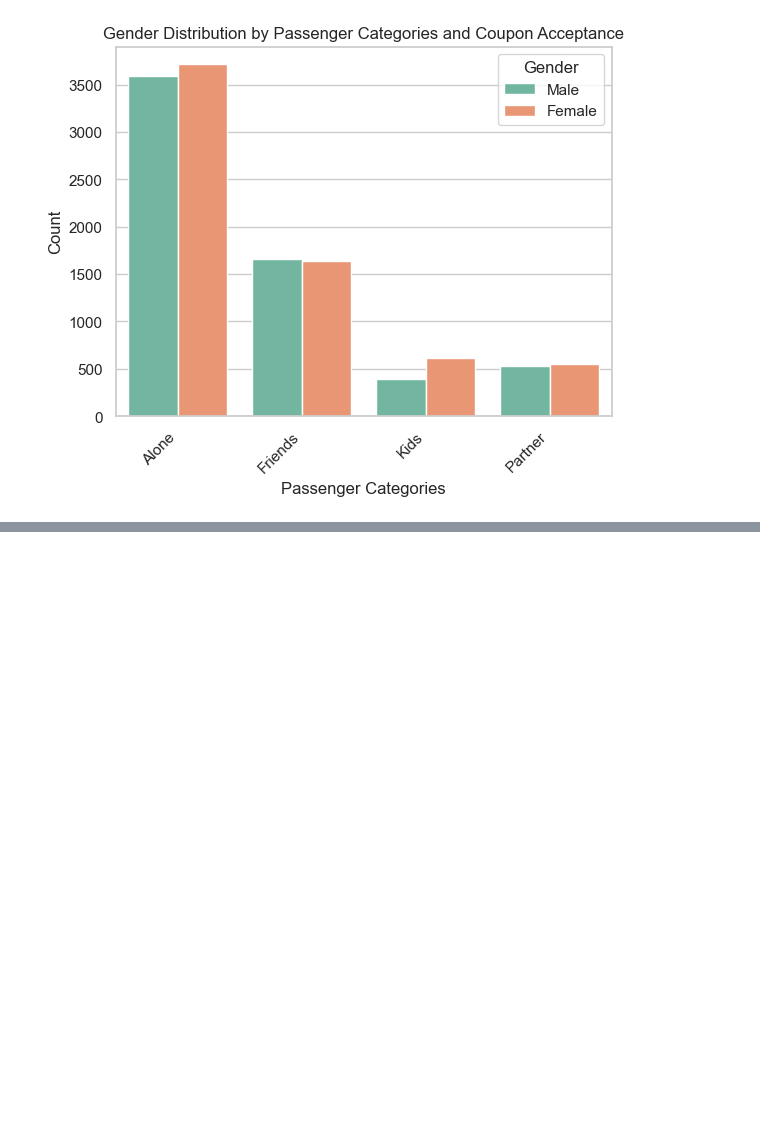
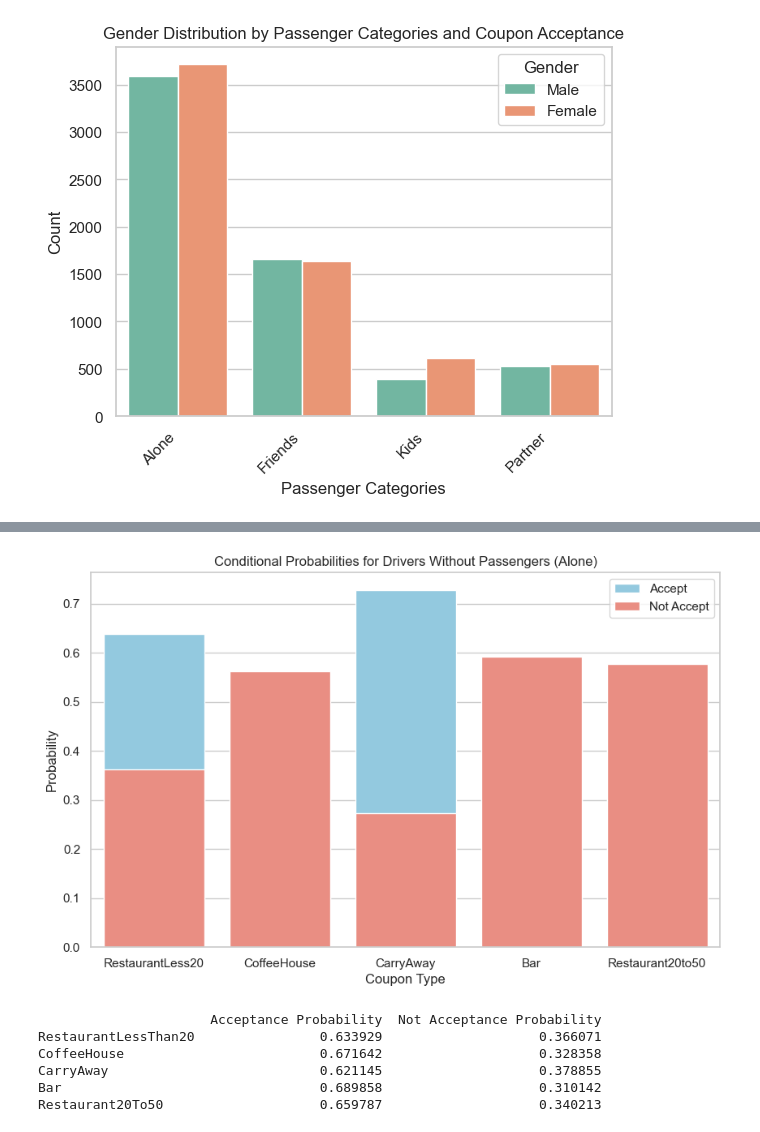
Before and after one commit to bigonil/BH-PCMLAI, a Jupyter notebook: p_assign_app_5_1/prompt.ipynb, the cells around one changed output, grey strips where cells are left out. Drawn from its saved outputs; the diff is of its cells as text; code cells hidden in the pictures; blank space fills up the shorter version.

Commit message:
Add Conditional Probabilities for Drivers with Partner and relative plot distribution

```diff
--- a/p_assign_app_5_1/prompt.ipynb
+++ b/p_assign_app_5_1/prompt.ipynb
@@ -1333,0 +1401,80 @@ In conclusion, the visualization offers valuable insights into the intersection
+# %%
+# Filter data for drivers without passengers ('Alone')
+alone_data = data[data['passanger'] == 'Alone']
+
+# Calculate conditional probabilities for each coupon type
+prob_accept = {}
+prob_not_accept = {}
+
+coupon_types = ["RestaurantLess20", "CoffeeHouse", "CarryAway", "Bar", "Restaurant20to50"]
+
+for coupon_type in coupon_types:
+    # Probability of accepting the coupon given being alone
+    prob_accept[coupon_type] = alone_data[alone_data['coupon'] == coupon_type]['acceptance'].mean()
+
+    # Probability of not accepting the coupon given being alone
+    prob_not_accept[coupon_type] = 1 - prob_accept[coupon_type]
+
+# Create a DataFrame for plotting
+plot_data = pd.DataFrame({
+    'Coupon Type': coupon_types,
+    'Probability(Accept | Alone)': list(prob_accept.values()),
+    'Probability(Not Accept | Alone)': list(prob_not_accept.values())
+})
+
+# Plot the probabilities
+plt.figure(figsize=(10, 6))
+sns.barplot(x='Coupon Type', y='Probability(Accept | Alone)', data=plot_data, color='skyblue', label='Accept')
+sns.barplot(x='Coupon Type', y='Probability(Not Accept | Alone)', data=plot_data, color='salmon', label='Not Accept')
+
+# Add labels and legend
+plt.xlabel('Coupon Type')
+plt.ylabel('Probability')
+plt.title('Conditional Probabilities for Drivers Without Passengers (Alone)')
+plt.legend()
+
+# Show the plot
+plt.show()
+# %% [output]
+[figure, added]
+# %%
+# Filter data for drivers with the passenger 'Friend(s)'
+friend_data = data[data['passanger'] == 'Friends']
+
+# List of coupon types
+coupon_types = ["RestaurantLessThan20", "CoffeeHouse", "CarryAway", "Bar", "Restaurant20To50"]
+
+# Calculate conditional probabilities for each coupon type
+conditional_probabilities = {}
+
+for coupon_type in coupon_types:
+    # Subset data for the specific coupon type
+    coupon_data = friend_data[friend_data[coupon_type] == 1]
+
+    # Calculate total count for the specific coupon type
+    total_count = len(coupon_data)
+
+    # Calculate count of accepted and not accepted for the specific coupon type
+    accepted_count = len(coupon_data[coupon_data['acceptance'] == 1])
+    not_accepted_count = len(coupon_data[coupon_data['acceptance'] == 0])
+
+    # Calculate conditional probabilities
+    acceptance_probability = accepted_count / total_count
+    not_acceptance_probability = not_accepted_count / total_count
+
+    # Store probabilities in the dictionary
+    conditional_probabilities[coupon_type] = {
+        'Acceptance Probability': acceptance_probability,
+        'Not Acceptance Probability': not_acceptance_probability
+    }
+
+# Convert the dictionary to a DataFrame for better visualization
+conditional_probabilities_df = pd.DataFrame(conditional_probabilities).T
+print(conditional_probabilities_df)
+# %% [output]
+                      Acceptance Probability  Not Acceptance Probability
+RestaurantLessThan20                0.633929                    0.366071
+CoffeeHouse                         0.671642                    0.328358
+CarryAway                           0.621145                    0.378855
+Bar                                 0.689858                    0.310142
+Restaurant20To50                    0.659787                    0.340213
```
Also changed, not shown: parts of 15 cells of this notebook.
